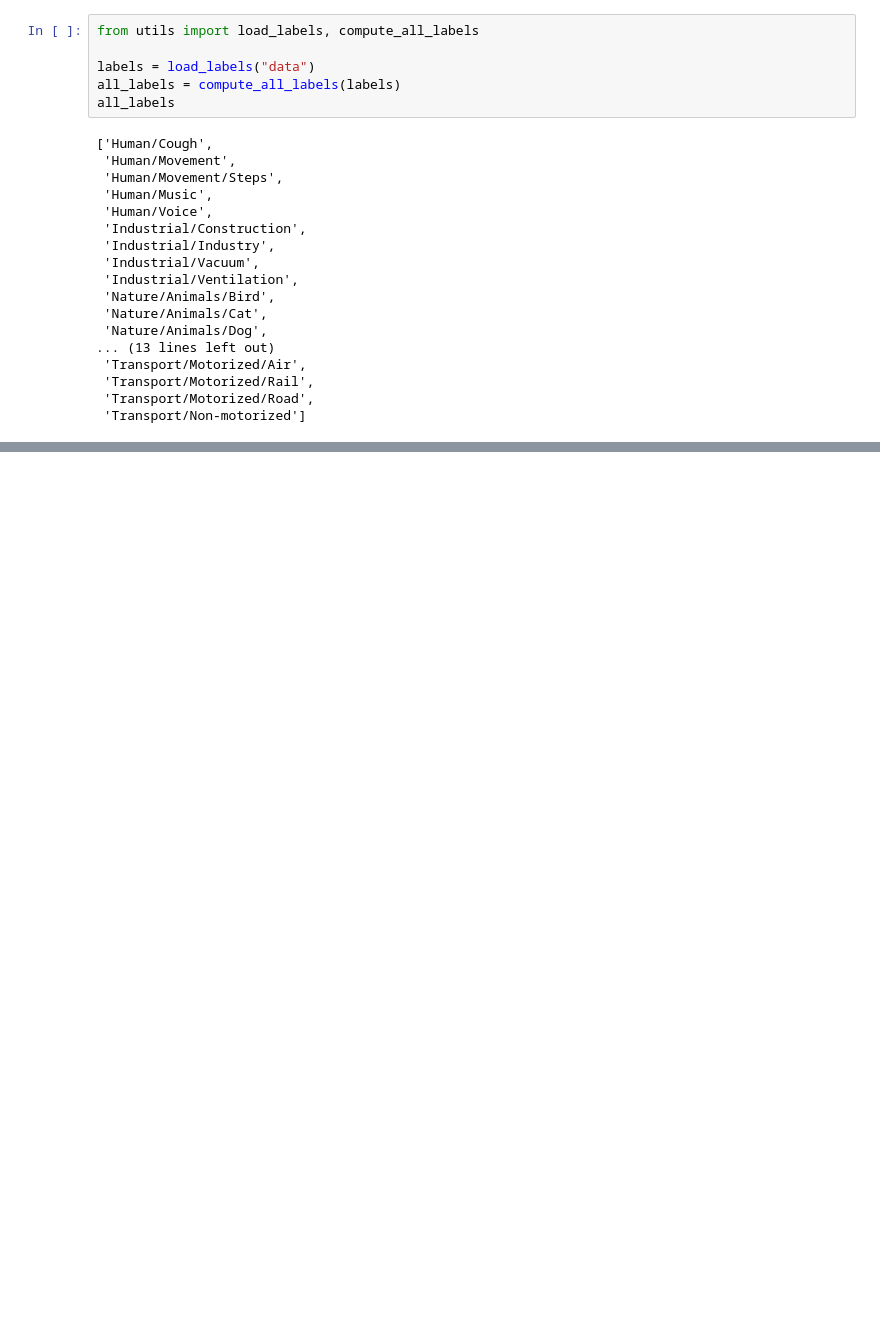
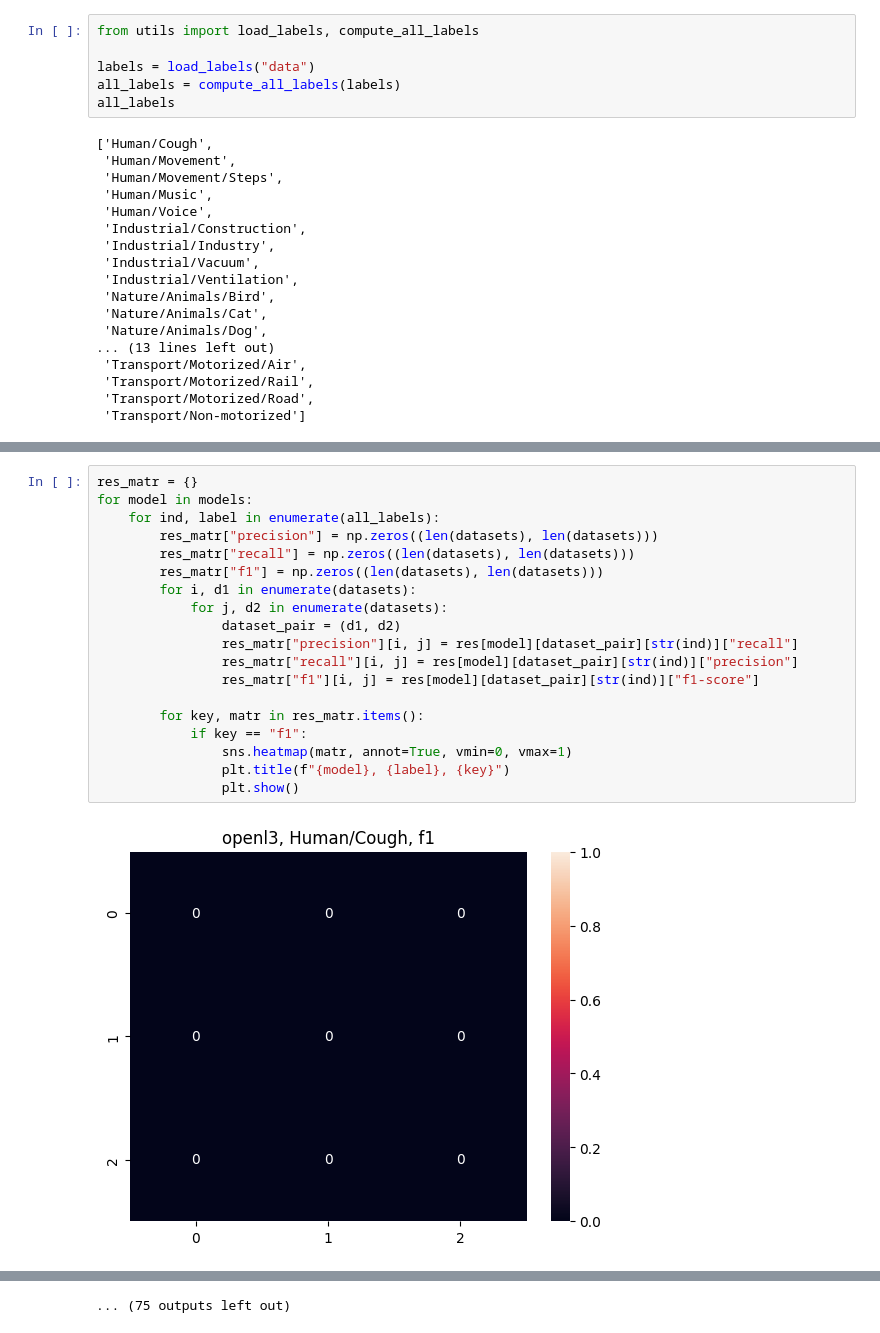
Before and after one commit to daniele-atzeni/visiting_bcn, a Jupyter notebook: training_results_analysis.ipynb, the cells around one changed output, grey strips where cells are left out. Drawn from its saved outputs; the diff is of its cells as text; blank space fills up the shorter version.

```diff
--- a/training_results_analysis.ipynb
+++ b/training_results_analysis.ipynb
@@ -79,0 +137,21 @@ samples avg {'precision': 0.28747072599531615, 'recall': 0.297423887587822, 'f1-
+# %%
+res_matr = {}
+for model in models:
+    for ind, label in enumerate(all_labels):
+        res_matr["precision"] = np.zeros((len(datasets), len(datasets)))
+        res_matr["recall"] = np.zeros((len(datasets), len(datasets)))
+        res_matr["f1"] = np.zeros((len(datasets), len(datasets)))
+        for i, d1 in enumerate(datasets):
+            for j, d2 in enumerate(datasets):
+                dataset_pair = (d1, d2)
+                res_matr["precision"][i, j] = res[model][dataset_pair][str(ind)]["recall"]
+                res_matr["recall"][i, j] = res[model][dataset_pair][str(ind)]["precision"]
+                res_matr["f1"][i, j] = res[model][dataset_pair][str(ind)]["f1-score"]
+
+        for key, matr in res_matr.items():
+            if key == "f1":
+                sns.heatmap(matr, annot=True, vmin=0, vmax=1)
+                plt.title(f"{model}, {label}, {key}")
+                plt.show()
+# %% [output]
+[figure, added]
@@ -79,0 +169 @@ samples avg {'precision': 0.28747072599531615, 'recall': 0.297423887587822, 'f1-
+... (75 outputs left out)
```
Also changed, not shown: parts of 7 cells of this notebook, 14 other files.
